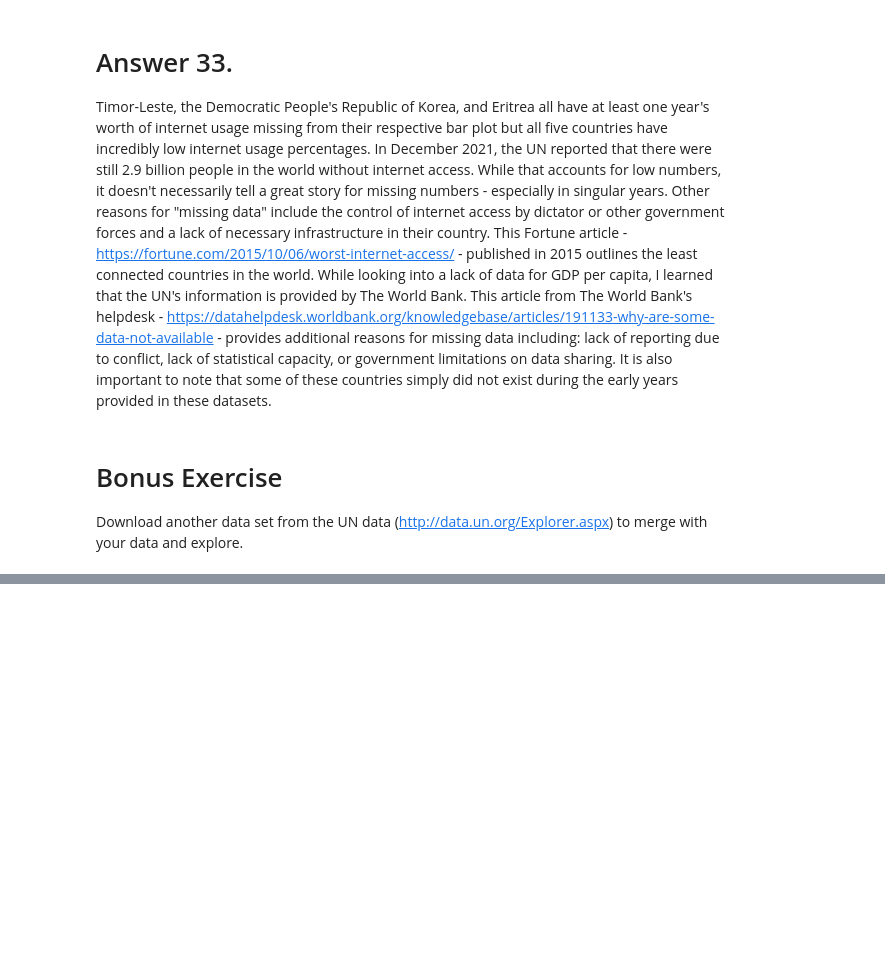
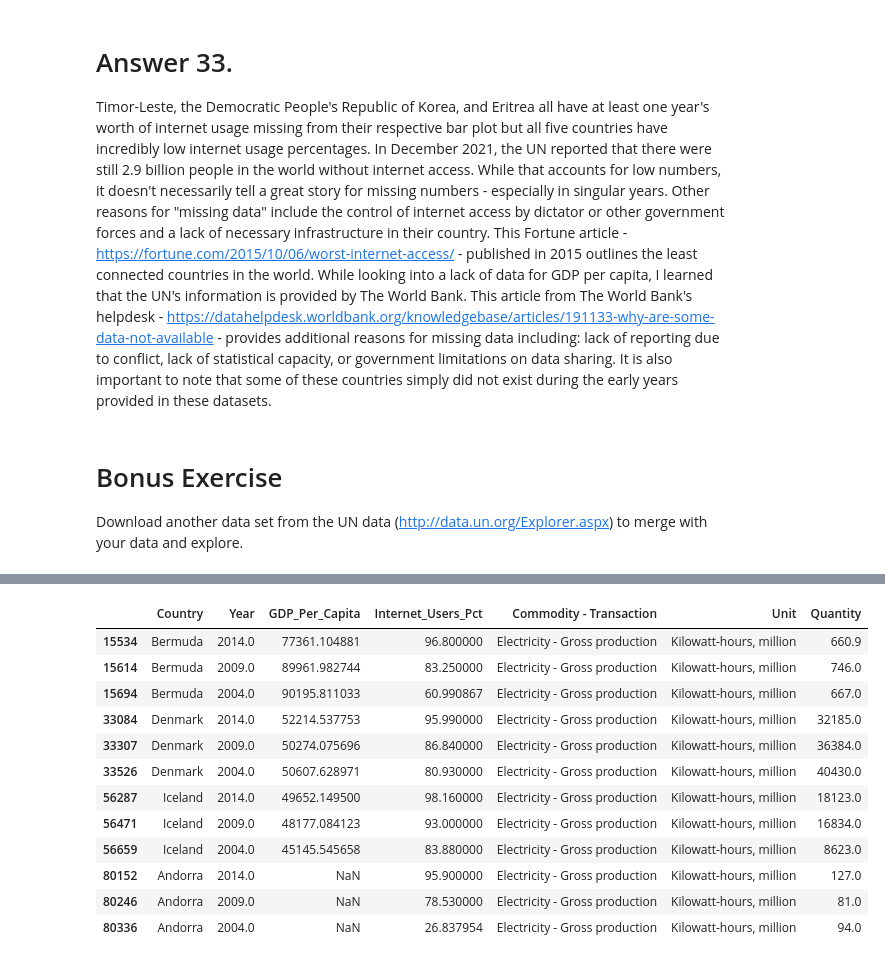
Before and after one commit to NSS-Data-Analytics-Cohort-6/gdp-and-internet-usage-caitbrown12, a Jupyter notebook: notebook/gdp_internet_usage_assignment.ipynb, the cells around one changed output, grey strips where cells are left out. Drawn from its saved outputs; the diff is of its cells as text; code cells hidden in the pictures; blank space fills up the shorter version.

Commit message:
Started working on bonus but ran into significant issues with dataset. Will need some guidance as to the best path forward.

```diff
--- a/notebook/gdp_internet_usage_assignment.ipynb
+++ b/notebook/gdp_internet_usage_assignment.ipynb
@@ -803,0 +795,3 @@ Download another data set from the UN data (http://data.un.org/Explorer.aspx) to
+# %%
+electricity_df.drop(['Quantity Footnotes'], axis=1, inplace=True)
+print(electricity_df)
@@ -803,0 +825,3 @@ Download another data set from the UN data (http://data.un.org/Explorer.aspx) to
+# %%
+electricity_df = electricity_df.rename(columns = {'Country or Area' : 'Country'})
+electricity_df.head()
@@ -803,0 +835,5 @@ Download another data set from the UN data (http://data.un.org/Explorer.aspx) to
+# %%
+bonus_df = pd.merge(gdp_and_internet_use, electricity_df,
+                               on = ['Country', 'Year'],
+                               how = 'outer')
+bonus_df.head(10)
@@ -803,0 +852,3 @@ Download another data set from the UN data (http://data.un.org/Explorer.aspx) to
+# %%
+bonus_subset_df = bonus_df.loc[bonus_df['Year'].isin([2004, 2009, 2014]) & (bonus_df['Commodity - Transaction'] == 'Electricity - Gross production')]
+bonus_subset_df.head(10)
@@ -803,0 +867,17 @@ Download another data set from the UN data (http://data.un.org/Explorer.aspx) to
+# %%
+bonus_top5_internet_df = bonus_subset_df.loc[bonus_subset_df['Country'].isin(['Iceland', 'Bermuda', 'Norway', 'Denmark', 'Andorra'])]
+bonus_top5_internet_df.head(15)
+# %% [output]
+|  | Country | Year | GDP_Per_Capita | Internet_Users_Pct | Commodity - Transaction | Unit | Quantity |
+| 15534 | Bermuda | 2014.0 | 77361.104881 | 96.800000 | Electricity - Gross production | Kilowatt-hours, million | 660.9 |
+| 15614 | Bermuda | 2009.0 | 89961.982744 | 83.250000 | Electricity - Gross production | Kilowatt-hours, million | 746.0 |
+| 15694 | Bermuda | 2004.0 | 90195.811033 | 60.990867 | Electricity - Gross production | Kilowatt-hours, million | 667.0 |
+| 33084 | Denmark | 2014.0 | 52214.537753 | 95.990000 | Electricity - Gross production | Kilowatt-hours, million | 32185.0 |
+| 33307 | Denmark | 2009.0 | 50274.075696 | 86.840000 | Electricity - Gross production | Kilowatt-hours, million | 36384.0 |
+| 33526 | Denmark | 2004.0 | 50607.628971 | 80.930000 | Electricity - Gross production | Kilowatt-hours, million | 40430.0 |
+| 56287 | Iceland | 2014.0 | 49652.149500 | 98.160000 | Electricity - Gross production | Kilowatt-hours, million | 18123.0 |
+| 56471 | Iceland | 2009.0 | 48177.084123 | 93.000000 | Electricity - Gross production | Kilowatt-hours, million | 16834.0 |
+| 56659 | Iceland | 2004.0 | 45145.545658 | 83.880000 | Electricity - Gross production | Kilowatt-hours, million | 8623.0 |
+| 80152 | Andorra | 2014.0 | NaN | 95.900000 | Electricity - Gross production | Kilowatt-hours, million | 127.0 |
+| 80246 | Andorra | 2009.0 | NaN | 78.530000 | Electricity - Gross production | Kilowatt-hours, million | 81.0 |
+| 80336 | Andorra | 2004.0 | NaN | 26.837954 | Electricity - Gross production | Kilowatt-hours, million | 94.0 |
```
Also changed, not shown: parts of 15 cells of this notebook.
